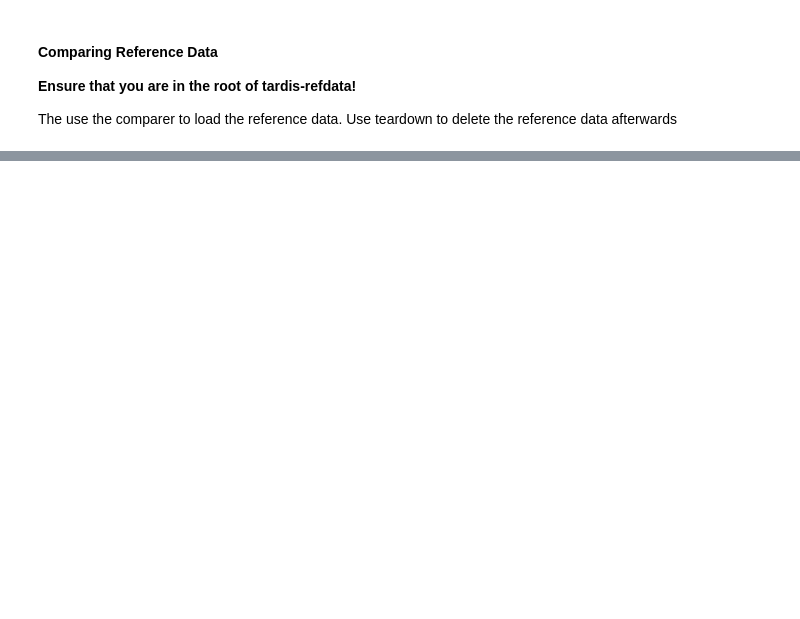
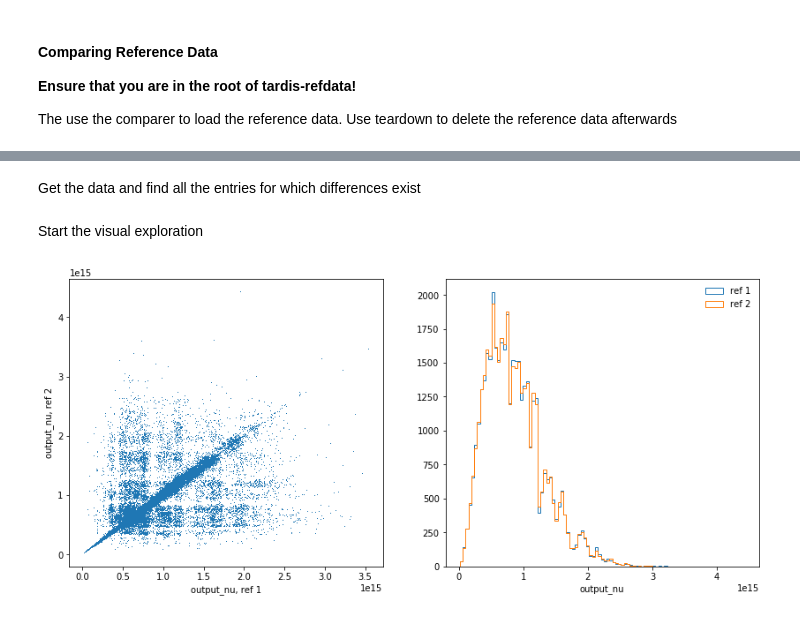
Before and after one commit to tardis-sn/tardis-refdata, a Jupyter notebook: notebooks/ref_data_compare.ipynb, the cells around one changed output, grey strips where cells are left out. Saved outputs shown, nothing was run; the diff lists cells and outputs as text; code cells hidden in the pictures; blank space fills up the shorter version.

```diff
--- a/notebooks/ref_data_compare.ipynb
+++ b/notebooks/ref_data_compare.ipynb
@@ -101,5 +133,5 @@ class ReferenceComparer(object):
 # %%
 #you can add ref1_hash and ref2_hash. If either is set to None it will just use the current data in the directory
 # other than that you can use any git label (e.g. hash, tag, branch name)
-comparer = ReferenceComparer(ref2_hash='upstream/pr/8')
+comparer = ReferenceComparer(ref2_hash='upstream/pr/11')
 # %% [output]
@@ -132,0 +171,41 @@ tt.style.applymap(highlight_missing)
+# %%
+def compare_output_nu(df1, df2):
+    nu_min = np.min([df1.min(), df2.min()])
+    nu_max = np.max([df1.max(), df2.max()])
+
+    plt.figure(figsize=(14, 6))
+    plt.subplot(121)
+    plt.plot(df1, df2, ',')
+    plt.xlabel("output_nu, ref 1")
+    plt.ylabel("output_nu, ref 2")
+    plt.subplot(122)
+    plt.hist(df1, bins=np.linspace(nu_min, nu_max, 100), histtype="step", label="ref 1")
+    plt.hist(df2, bins=np.linspace(nu_min, nu_max, 100), histtype="step", label="ref 2")
+    plt.xlabel("output_nu")
+    plt.legend(frameon=False)
+
+def compare_spectrum(ref1_nu, ref1_L, ref2_nu, ref2_L):
+    plt.figure(figsize=(14, 6))
+    plt.subplot(121)
+    plt.plot(ref1_nu, ref1_L, label="ref 1")
+    plt.plot(ref2_nu, ref2_L, label="ref 2")
+    plt.xlabel("nu")
+    plt.ylabel("L")
+    plt.legend(frameon=False)
+    plt.subplot(122)
+    plt.plot(ref1_nu, ref1_L / ref2_L)
+    plt.xlabel("nu")
+    plt.ylabel("L ref 1 / L ref 2")
+# %% [markdown]
+Get the data and find all the entries for which differences exist
+# %%
+tmp1 = pd.HDFStore(comparer.ref1_fname, "r")
+tmp2 = pd.HDFStore(comparer.ref2_fname, "r")
+
+diff_entries = tt.loc[(tt["match"] == False) & (tt["exists_1"] == True) & (tt["exists_2"] == True)].index
+# %% [markdown]
+Start the visual exploration
+# %%
+compare_output_nu(tmp1['/test_simulation/output_nu'], tmp2['/test_simulation/output_nu'])
+# %% [output]
+[figure, added]
```
Also changed, not shown: parts of 11 cells of this notebook.
